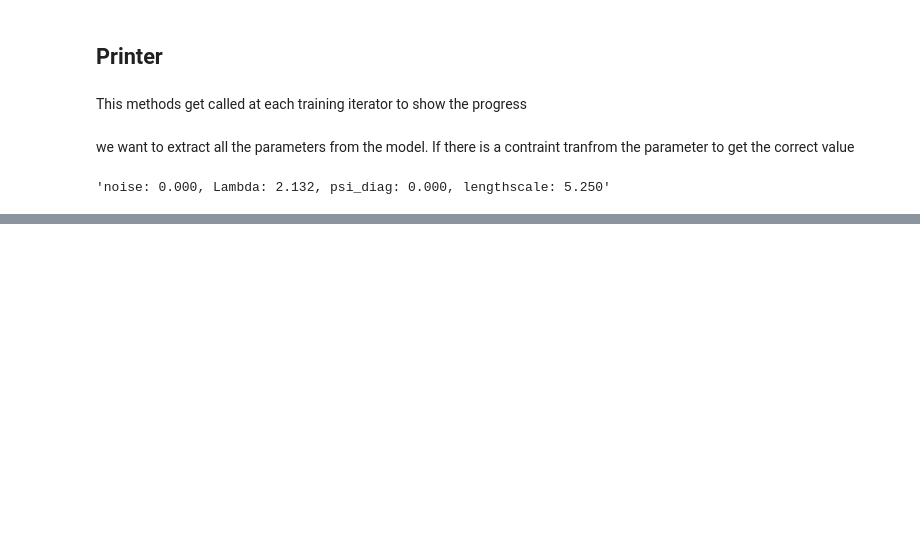
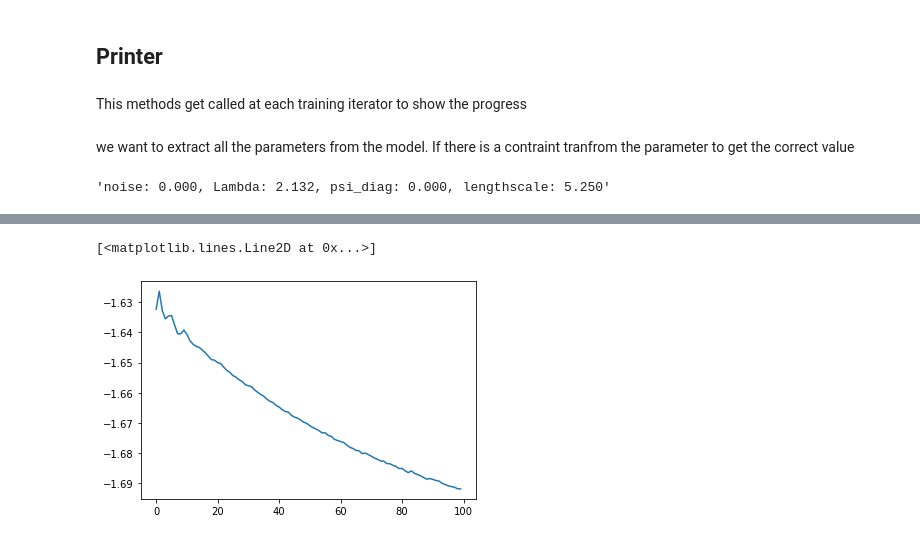
Before and after one commit to mone27/meteo_gap_filling-Gaussian_Processes, a Jupyter notebook: nbs/01_Learner.ipynb, the cells around one changed output, grey strips where cells are left out. Saved outputs shown, nothing was run; the diff lists cells and outputs as text; code cells hidden in the pictures; blank space fills up the shorter version.

```diff
--- a/nbs/01_Learner.ipynb
+++ b/nbs/01_Learner.ipynb
@@ -78,9 +83,13 @@ test_close(x, reverse_normalize(*normalize(x)))
 # %%
 #| export
 class GPFALearner():
-    def __init__(self, X):
+    def __init__(self,
+                 X: Tensor, # (n_features * n_obs) Multivariate time series
+                 T: Tensor = None # (n_obs) Vector of time of observations.
+                 # If none each observation is considered to be at the same distance
+                ):
         self.prepare_X(X)
-        self.prepare_time(X)
+        if T is None: self.default_time(X)
 
         self.likelihood = gpytorch.likelihoods.GaussianLikelihood()
         latent_kernel = gpytorch.kernels.RBFKernel()
@@ -94,7 +103,7 @@ class GPFALearner():
         self.n_features = X.shape[1]
 
     @torch.no_grad()
-    def prepare_time(self, X):
+    def default_time(self, X):
         self.T = torch.arange(X.shape[0])
 
 
@@ -372,3 +394,8 @@ l.train(lr = 0.01)
+# %%
+plt.plot(l.losses)
+# %% [output]
+[<matplotlib.lines.Line2D at 0x...>]
+[figure, added]
 # %%
 #| hide
 from nbdev import nbdev_export
```
Also changed, not shown: parts of 12 cells of this notebook, 6 other files.
